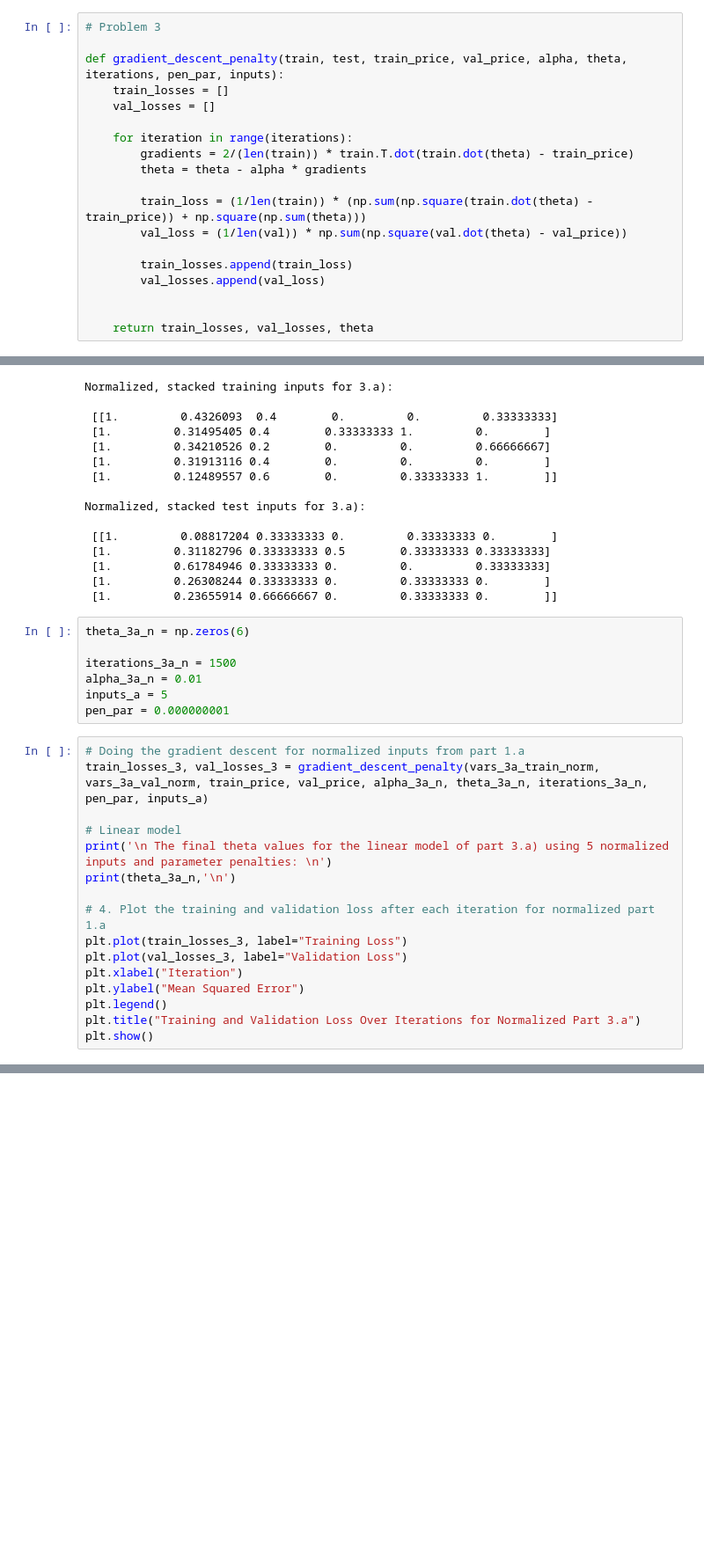
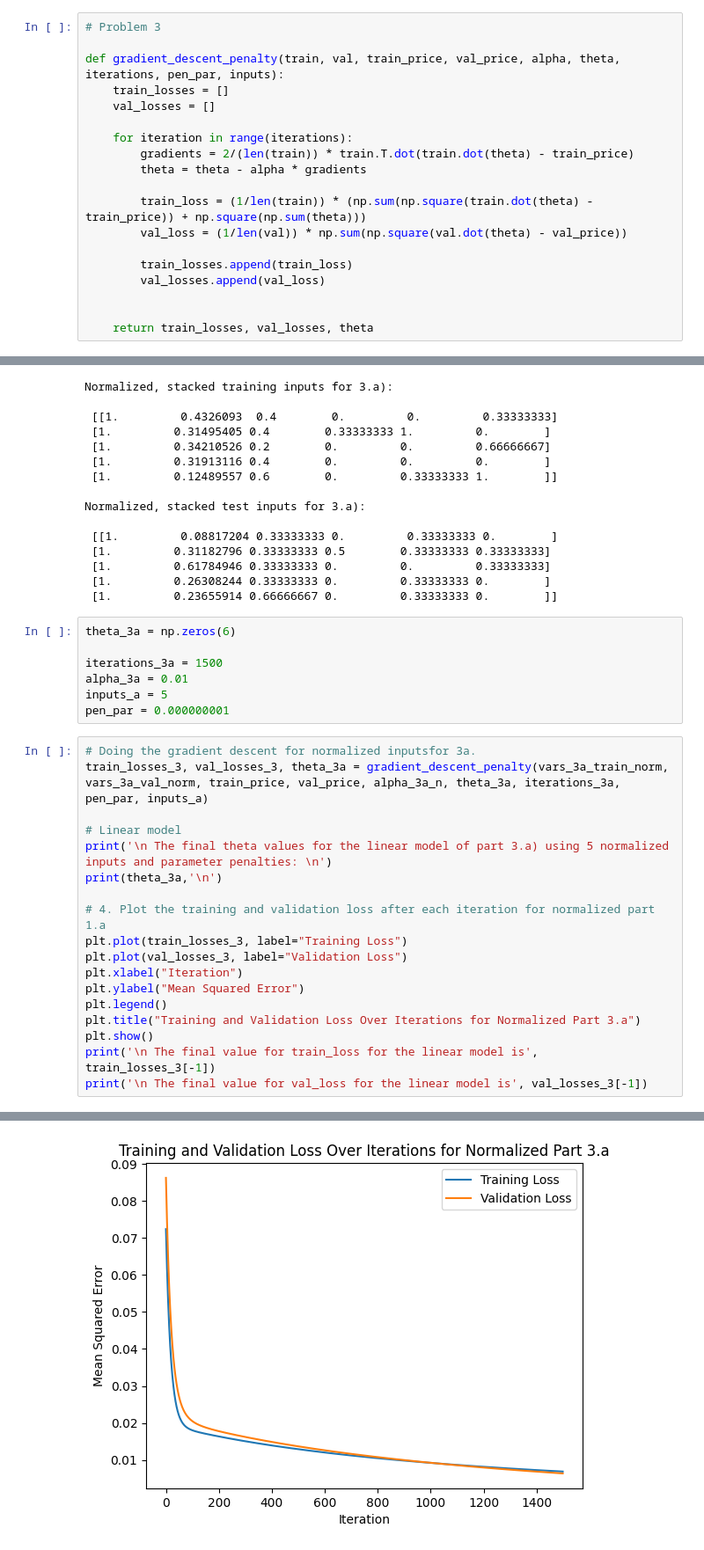
Before and after one commit to Pathin220/4105_ML, a Jupyter notebook: 4105_Hw2.ipynb, the cells around one changed output, grey strips where cells are left out. Shown: that part at 88% size. Saved outputs shown, nothing was run; the diff lists cells and outputs as text; blank space fills up the shorter version.

```diff
--- a/4105_Hw2.ipynb
+++ b/4105_Hw2.ipynb
@@ -591,7 +591,7 @@ print('\n The final value for val_loss for the linear model is', val_losses[-1])
 # %%
 # Problem 3
 
-def gradient_descent_penalty(train, test, train_price, val_price, alpha, theta, iterations, pen_par, inputs):
+def gradient_descent_penalty(train, val, train_price, val_price, alpha, theta, iterations, pen_par, inputs):
     train_losses = []
     val_losses = []
 
@@ -631,19 +631,19 @@ Normalized, stacked test inputs for 3.a):
  [1.         0.26308244 0.33333333 0.         0.33333333 0.        ]
  [1.         0.23655914 0.66666667 0.         0.33333333 0.        ]]
 # %%
-theta_3a_n = np.zeros(6)
+theta_3a = np.zeros(6)
 
-iterations_3a_n = 1500
-alpha_3a_n = 0.01
+iterations_3a = 1500
+alpha_3a = 0.01
 inputs_a = 5
 pen_par = 0.000000001
 # %%
-# Doing the gradient descent for normalized inputs from part 1.a
-train_losses_3, val_losses_3 = gradient_descent_penalty(vars_3a_train_norm, vars_3a_val_norm, train_price, val_price, alpha_3a_n, theta_3a_n, iterations_3a_n, pen_par, inputs_a)
+# Doing the gradient descent for normalized inputsfor 3a.
+train_losses_3, val_losses_3, theta_3a = gradient_descent_penalty(vars_3a_train_norm, vars_3a_val_norm, train_price, val_price, alpha_3a_n, theta_3a, iterations_3a, pen_par, inputs_a)
 
 # Linear model
 print('\n The final theta values for the linear model of part 3.a) using 5 normalized inputs and parameter penalties: \n')
-print(theta_3a_n,'\n')
+print(theta_3a,'\n')
 
 # 4. Plot the training and validation loss after each iteration for normalized part 1.a
 plt.plot(train_losses_3, label="Training Loss")
@@ -653,4 +653,6 @@ plt.ylabel("Mean Squared Error")
 plt.legend()
 plt.title("Training and Validation Loss Over Iterations for Normalized Part 3.a")
 plt.show()
+print('\n The final value for train_loss for the linear model is', train_losses_3[-1])
+print('\n The final value for val_loss for the linear model is', val_losses_3[-1])
 # %% [output]
@@ -657,0 +663 @@ ValueError: ignored
+[figure, added]
```
Also changed, not shown: parts of 10 cells of this notebook.
